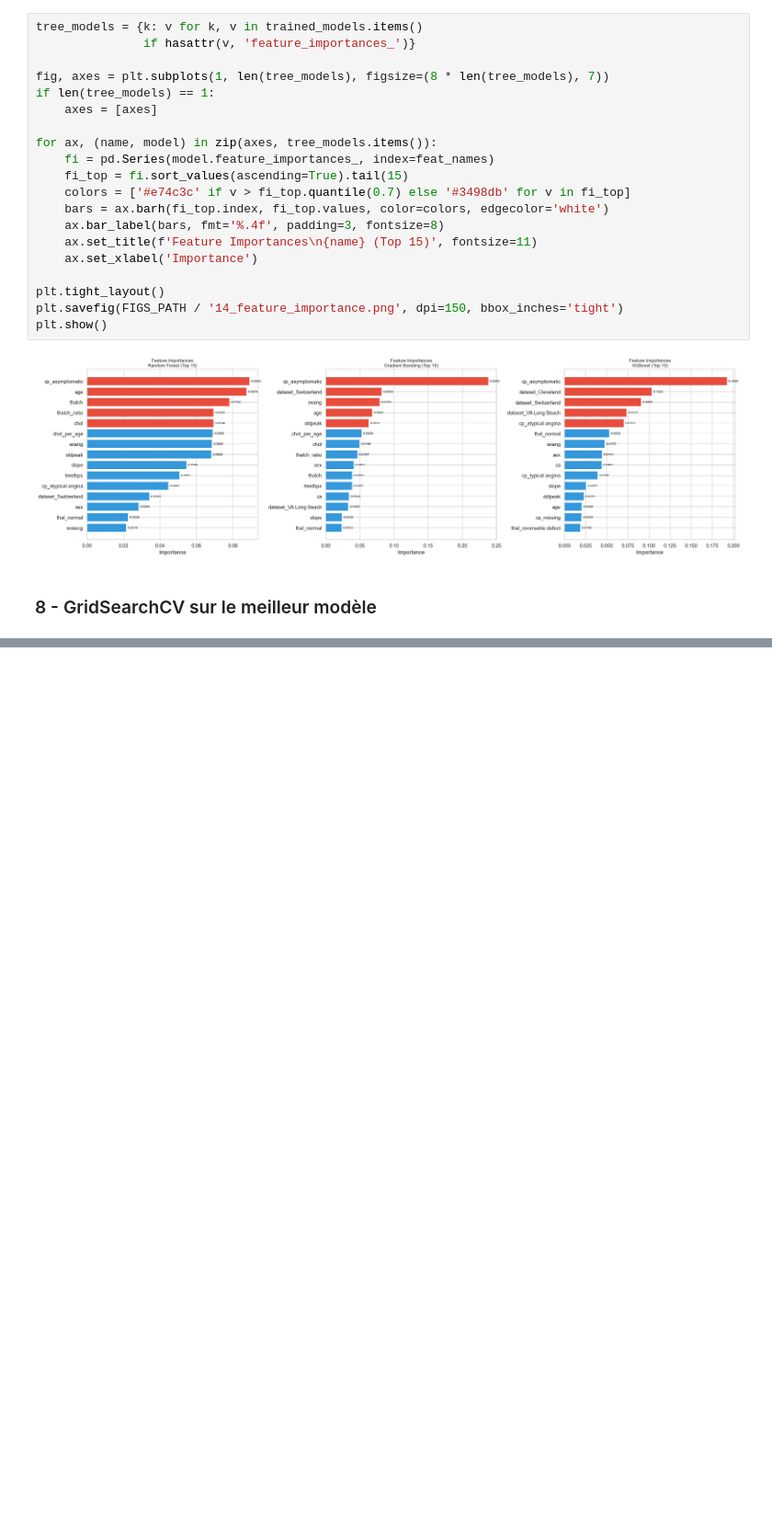
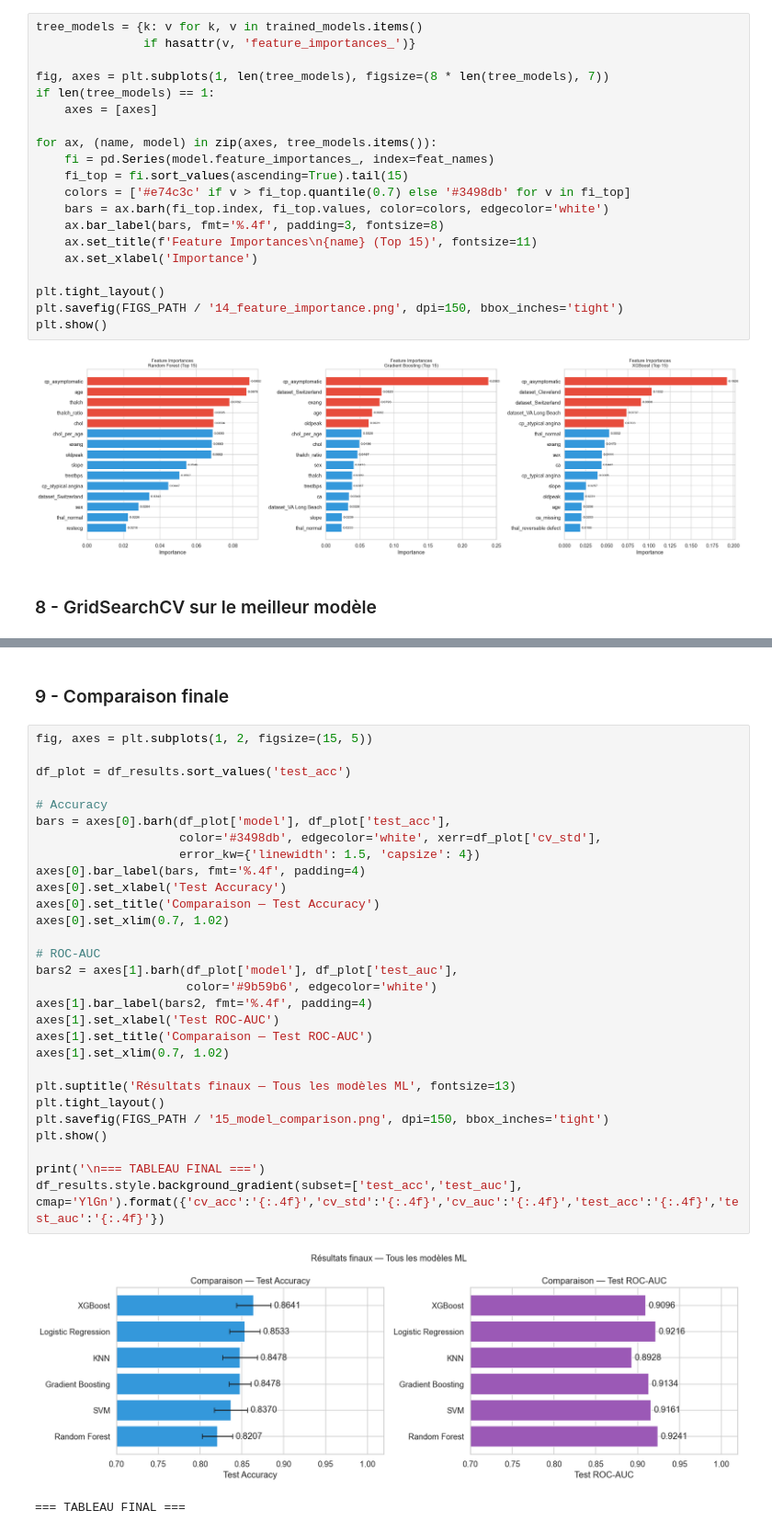
Before and after one commit to bijigunerachid/heart-disease-ml-dl-project, a Jupyter notebook: notebooks/03_ml_models.ipynb, the cells around one changed output, grey strips where cells are left out. Shown at 92% size. Drawn from its saved outputs; the diff is of its cells as text; blank space fills up the shorter version.

Commit message:
Comparaison finale

```diff
--- a/notebooks/03_ml_models.ipynb
+++ b/notebooks/03_ml_models.ipynb
@@ -336,0 +347,34 @@ Optimisation de : XGBoost
+# %% [markdown]
+### 9 - Comparaison finale
+# %%
+fig, axes = plt.subplots(1, 2, figsize=(15, 5))
+
+df_plot = df_results.sort_values('test_acc')
+
+# Accuracy
+bars = axes[0].barh(df_plot['model'], df_plot['test_acc'],
+                    color='#3498db', edgecolor='white', xerr=df_plot['cv_std'],
+                    error_kw={'linewidth': 1.5, 'capsize': 4})
+axes[0].bar_label(bars, fmt='%.4f', padding=4)
+axes[0].set_xlabel('Test Accuracy')
+axes[0].set_title('Comparaison — Test Accuracy')
+axes[0].set_xlim(0.7, 1.02)
+
+# ROC-AUC
+bars2 = axes[1].barh(df_plot['model'], df_plot['test_auc'],
+                     color='#9b59b6', edgecolor='white')
+axes[1].bar_label(bars2, fmt='%.4f', padding=4)
+axes[1].set_xlabel('Test ROC-AUC')
+axes[1].set_title('Comparaison — Test ROC-AUC')
+axes[1].set_xlim(0.7, 1.02)
+
+plt.suptitle('Résultats finaux — Tous les modèles ML', fontsize=13)
+plt.tight_layout()
+plt.savefig(FIGS_PATH / '15_model_comparison.png', dpi=150, bbox_inches='tight')
+plt.show()
+
+print('\n=== TABLEAU FINAL ===')
+df_results.style.background_gradient(subset=['test_acc','test_auc'], cmap='YlGn').format({'cv_acc':'{:.4f}','cv_std':'{:.4f}','cv_auc':'{:.4f}','test_acc':'{:.4f}','test_auc':'{:.4f}'})
+# %% [output]
+[figure, added]
+=== TABLEAU FINAL ===
```
Also changed, not shown: parts of 1 cell of this notebook.
